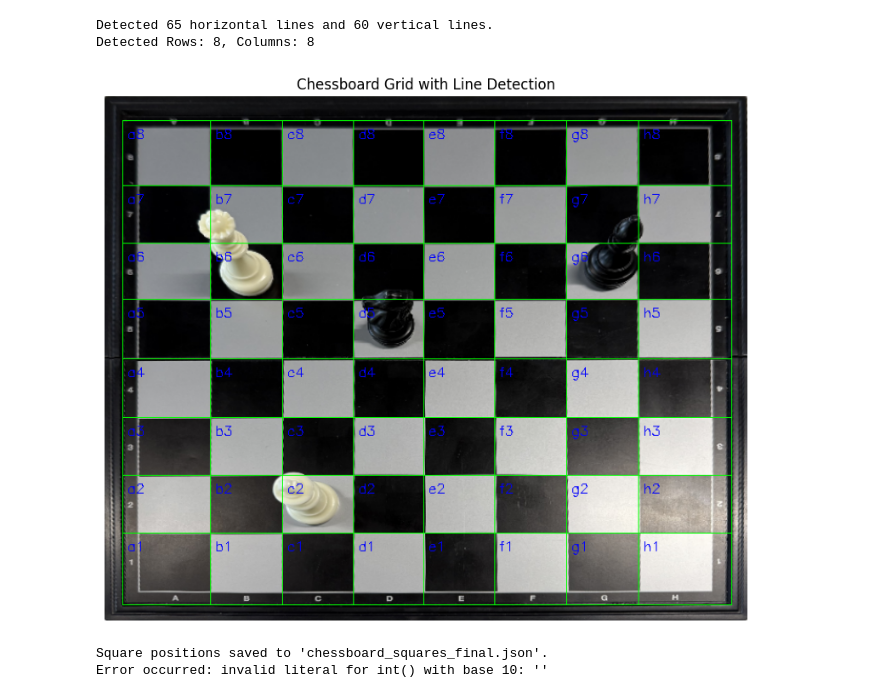
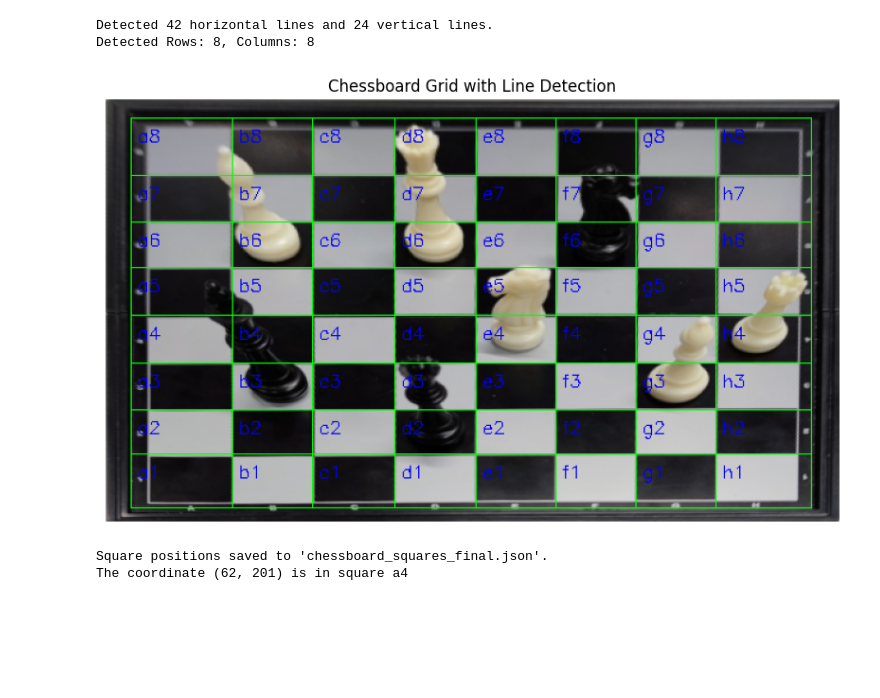
Before and after one commit to ShaharyarAhmed/deep-learning-literature-review, a Jupyter notebook: detect.ipynb, the cells around one changed output. Saved outputs shown, nothing was run; the diff lists cells and outputs as text; code cells hidden in the pictures; blank space fills up the shorter version.

```diff
--- a/detect.ipynb
+++ b/detect.ipynb
@@ -63,7 +63,7 @@ def find_intersections(horizontal_lines, vertical_lines):
 
 # --- Load Image ---
 
-img_path = 'chessboard1.jpeg'  # Update your path
+img_path = 'Realtimechess.jpg'  # Update your path
 img = cv2.imread(img_path)
 
 if img is None:
@@ -200,34 +200,34 @@ print("\nSquare positions saved to 'chessboard_squares_final.json'.")
 
 
 #--- Close any open figures ---
 plt.close('all')
 
 # --- Define function to find square ---
 def find_square(x, y, square_positions):
     for square_name, data in square_positions.items():
         (x1, y1) = data['corners'][0]
         (x2, y2) = data['corners'][2]
         if x1 <= x <= x2 and y1 <= y <= y2:
             return square_name
     return None
 
 # --- Ask for x, y inputs ---
 try:
     x_input = int(input("Enter x coordinate: "))
     y_input = int(input("Enter y coordinate: "))
 
     found_square = find_square(x_input, y_input, square_positions)
 
     if found_square:
         print(f"The coordinate ({x_input}, {y_input}) is in square {found_square}")
     else:
         print("No square found for the given coordinates.")
 
 except Exception as e:
     print(f"Error occurred: {e}")
 # %% [output]
-Detected 65 horizontal lines and 60 vertical lines.
+Detected 42 horizontal lines and 24 vertical lines.
 Detected Rows: 8, Columns: 8
-[figure, old version]
+[figure, new version]
 Square positions saved to 'chessboard_squares_final.json'.
-Error occurred: invalid literal for int() with base 10: ''
+The coordinate (62, 201) is in square a4
```
Also changed, not shown: parts of 5 cells of this notebook, 2 other files.
